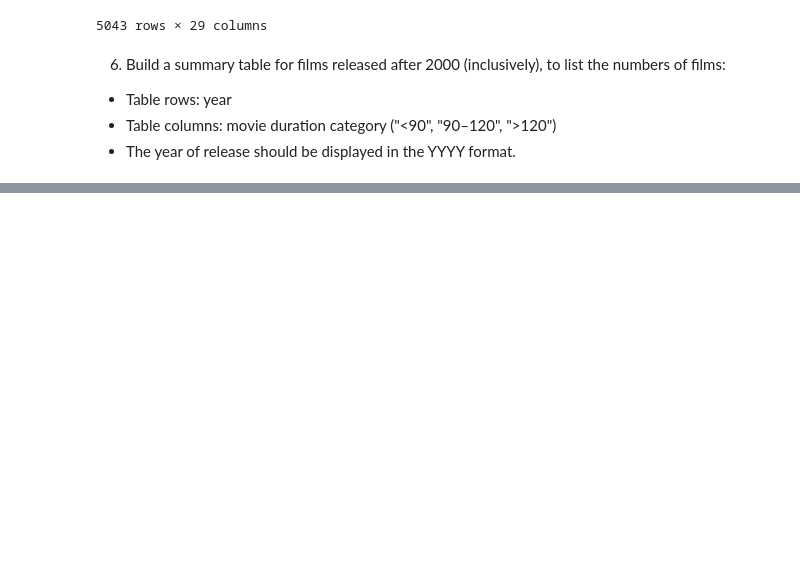
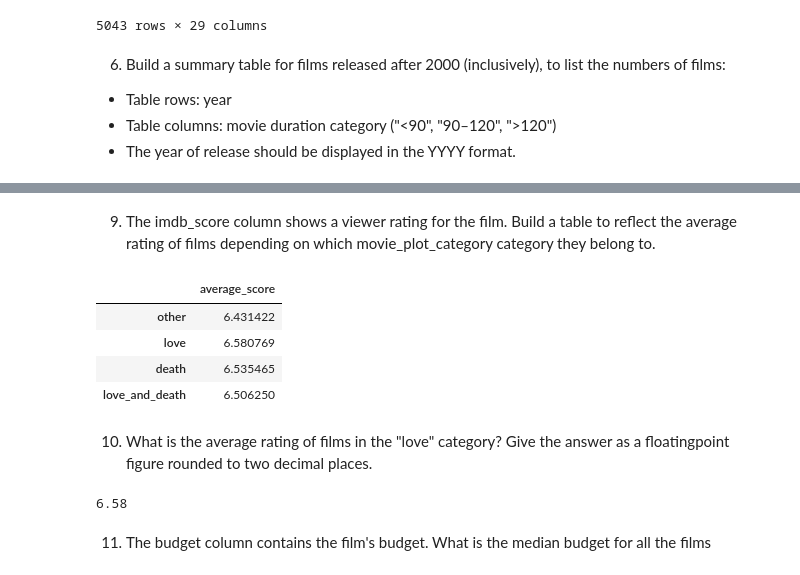
Before and after one commit to IritaSee/yandex-practicum-test, a Jupyter notebook: Task-1.ipynb, the cells around one changed output, grey strips where cells are left out. Saved outputs shown, nothing was run; the diff lists cells and outputs as text; code cells hidden in the pictures; blank space fills up the shorter version.

```diff
--- a/Task-1.ipynb
+++ b/Task-1.ipynb
@@ -138,0 +174,26 @@ sum_table
+# %% [markdown]
+9. The imdb_score column shows a viewer rating for the film. Build a table to reflect the
+average rating of films depending on which movie_plot_category category they belong to.
+# %%
+plotcategory = data['movie_plot_category'].unique()
+avg_table = {}
+for a in plotcategory:
+    avg_score = data[data.movie_plot_category == a]['imdb_score']
+    avg_score = np.average(avg_score)
+    avg_table[a] = avg_score
+avg_table = pd.DataFrame.from_dict(avg_table, orient = 'index', columns=['average_score'])
+avg_table
+# %% [output]
+|  | average_score |
+| other | 6.431422 |
+| love | 6.580769 |
+| death | 6.535465 |
+| love_and_death | 6.506250 |
+# %% [markdown]
+10. What is the average rating of films in the "love" category? Give the answer as a floatingpoint figure rounded to two decimal places.
+# %%
+print("{:.2f}".format(avg_table['average_score']['love']))
+# %% [output]
+6.58
+# %% [markdown]
+11. The budget column contains the film's budget. What is the median budget for all the films
```
Also changed, not shown: parts of 13 cells of this notebook.
